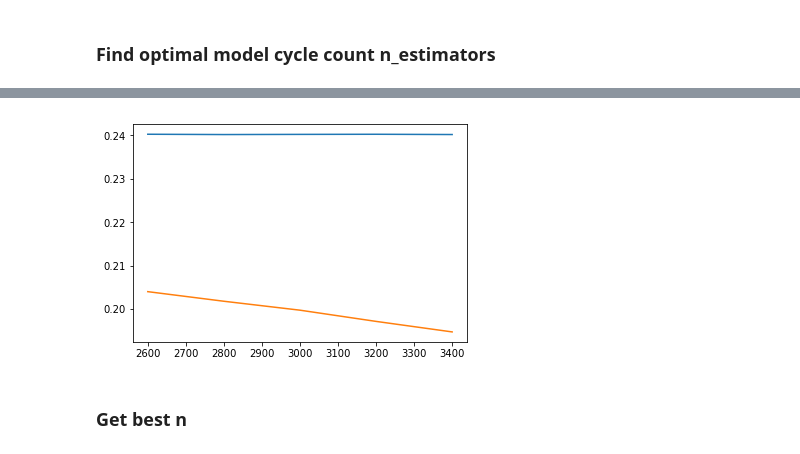
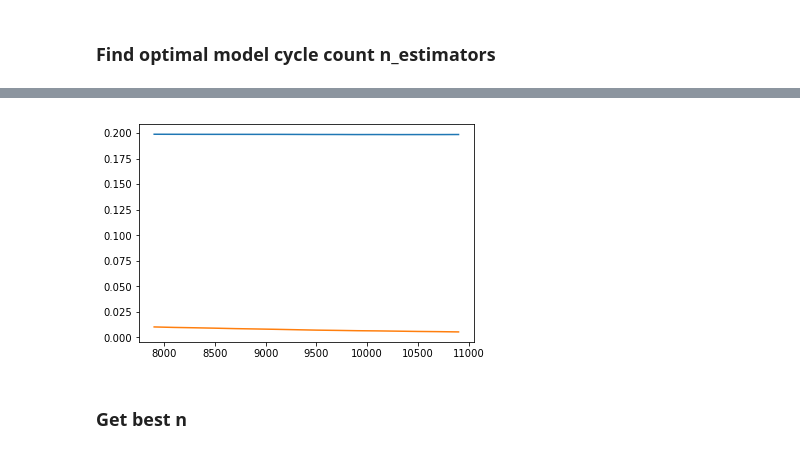
Before and after one commit to coffeenmusic/Kaggle-Titanic-Competition, a Jupyter notebook: Titanic Contest.ipynb, the cells around one changed output, grey strips where cells are left out. Saved outputs shown, nothing was run; the diff lists cells and outputs as text; code cells hidden in the pictures.

```diff
--- a/Titanic Contest.ipynb
+++ b/Titanic Contest.ipynb
@@ -74,4 +75,11 @@ titanic_test_X = X[len(titanic_train):]
-# %%
-from sklearn.model_selection import train_test_split
-
-train_X, val_X, train_y, val_y = train_test_split(titanic_X.values, y.values, test_size=0.2)
+# %%
+df_train_X = preprocess_data(df_train_X)
+df_val_X = preprocess_data(df_val_X)
+
+# Match feature names and count for both train and val dataframes
+full_cols = df_train_X.append(df_val_X)
+full_cols = full_cols.drop(full_cols.index)
+df_train_X = full_cols.append(df_train_X)
+df_val_X = full_cols.append(df_val_X)
+
+titanic_test_X = preprocess_data(test_input)
@@ -78,3 +91,7 @@ train_X, val_X, train_y, val_y = train_test_split(titanic_X.values, y.values, te
+# %%
+# Get just data, drop dataframe
+train_X = df_train_X.values
+val_X = df_val_X.values
 # %% [markdown]
 # Train Data
 # %% [markdown]
@@ -89,8 +106,8 @@ def get_train_val_data(plot_range):
     val_mean_error = []
     train_mean_error = []
     for n in plot_range:
-        model = XGBRegressor(n_estimators=n, learning_rate=.01)
-        model.fit(train_X, train_y,)
+        model = XGBRegressor(n_estimators=n, learning_rate=.1)
+        model.fit(train_X, train_y)
 
         predictions = model.predict(val_X)
         val_mean_error += [mean_absolute_error(predictions, val_y)]
@@ -109,11 +126,11 @@ plt.show()
 # %%
 # Narrow plot
-test_range = range(2600, 3600, 200)
+test_range = range(7900, 11000, 200)
 train_mean_error, val_mean_error = get_train_val_data(test_range)
 plt.plot(test_range, val_mean_error, test_range, train_mean_error)
 plt.show()
 # %% [output]
-[figure, old version]
+[figure, new version]
 # %% [markdown]
 ### Get best n
 # %%
```
Also changed, not shown: parts of 20 cells of this notebook.
